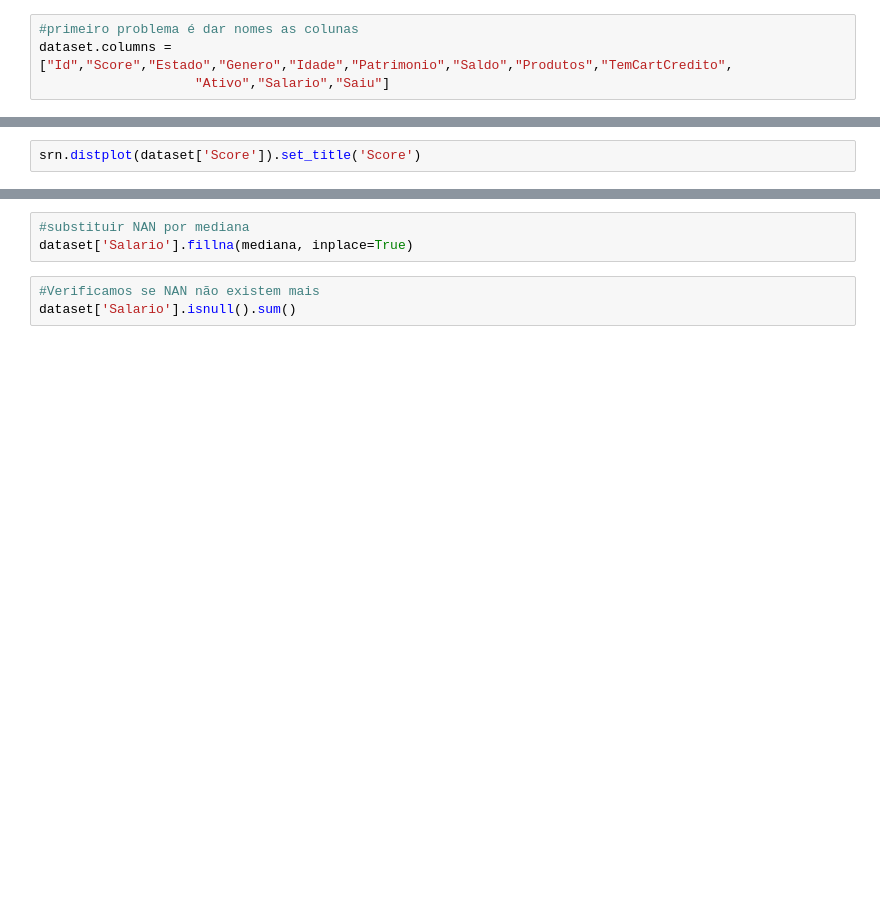
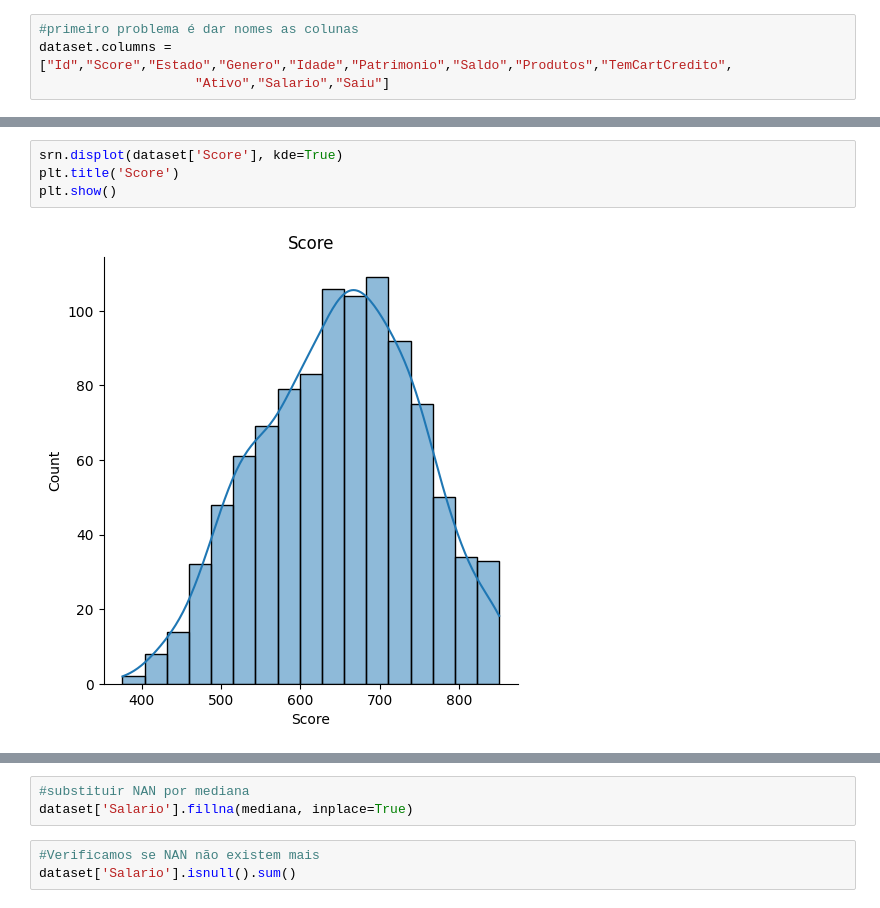
Before and after one commit to rodri-oliveira/formacao-cientista-dados, a Jupyter notebook: 10.Prática em Python/scripts/1.limpezatratamento.ipynb, the cells around one changed output, grey strips where cells are left out. Drawn from its saved outputs; the diff is of its cells as text; blank space fills up the shorter version.

```diff
--- a/10.Prática em Python/scripts/1.limpezatratamento.ipynb
+++ b/10.Prática em Python/scripts/1.limpezatratamento.ipynb
@@ -44,5 +95,9 @@ srn.boxplot(dataset['Score']).set_title('Score')
 # %%
-srn.distplot(dataset['Score']).set_title('Score')
+srn.displot(dataset['Score'], kde=True)
+plt.title('Score')
+plt.show()
+# %% [output]
+[figure, added]
 # %%
 #idade
 dataset['Idade'].describe()
```
Also changed, not shown: parts of 44 cells of this notebook, 2 other files.
